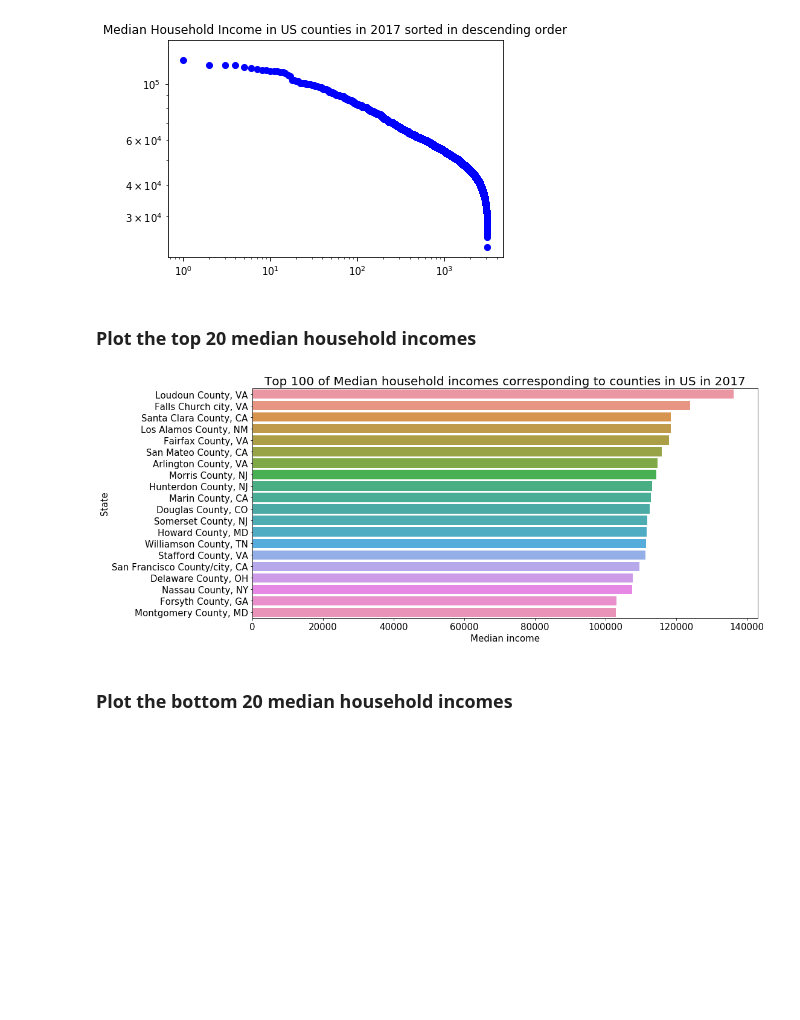
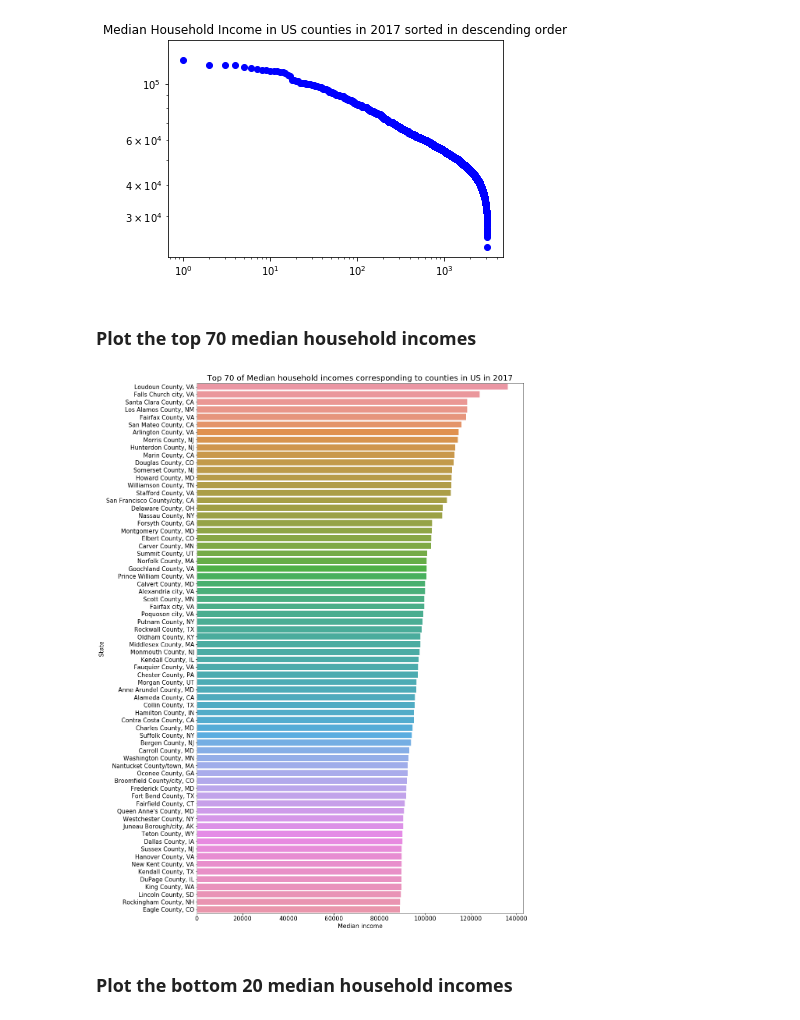
Before and after one commit to rathapech/Median_Household_Incomes_US_counties, a Jupyter notebook: main_notebook.ipynb, the cells around one changed output. Cells and saved outputs as stored; diff of their text form; code cells hidden in the pictures; blank space fills up the shorter version.

Commit message:
Update figures

```diff
--- a/main_notebook.ipynb
+++ b/main_notebook.ipynb
@@ -324,18 +324,18 @@ ax.set(title='Median Household Income in US counties in 2017 sorted in descendin
 [Text(0.5, 1.0, 'Median Household Income in US counties in 2017 sorted in descending order')]
 [figure]
 # %% [markdown]
-### Plot the top 20 median household incomes
+### Plot the top 70 median household incomes
 # %%
 df_income = df_une.sort_values(by='Median_Household_Income_2017', ascending=False)
 df_income['State_and_area_name'] = df_income['Area_name']+', '+df_income['State']
-f, ax = plt.subplots(figsize=(15, 7))
-bar = sns.barplot(x="Median_Household_Income_2017", y="State_and_area_name", data=df_income.head(20))
-bar.set_title("Top 100 of Median household incomes corresponding to counties in US in 2017", fontsize=20)
+f, ax = plt.subplots(figsize=(15, 25))
+bar = sns.barplot(x="Median_Household_Income_2017", y="State_and_area_name", data=df_income.head(70))
+bar.set_title("Top 70 of Median household incomes corresponding to counties in US in 2017", fontsize=20)
 bar.set_xlabel("Median income",fontsize=15)
 bar.set_ylabel("State",fontsize=15)
 bar.tick_params(labelsize=15)
 # %% [output]
-[figure, old version]
+[figure, new version]
 # %% [markdown]
 ### Plot the bottom 20 median household incomes
 # %%
```
Also changed, not shown: parts of 17 cells of this notebook.
